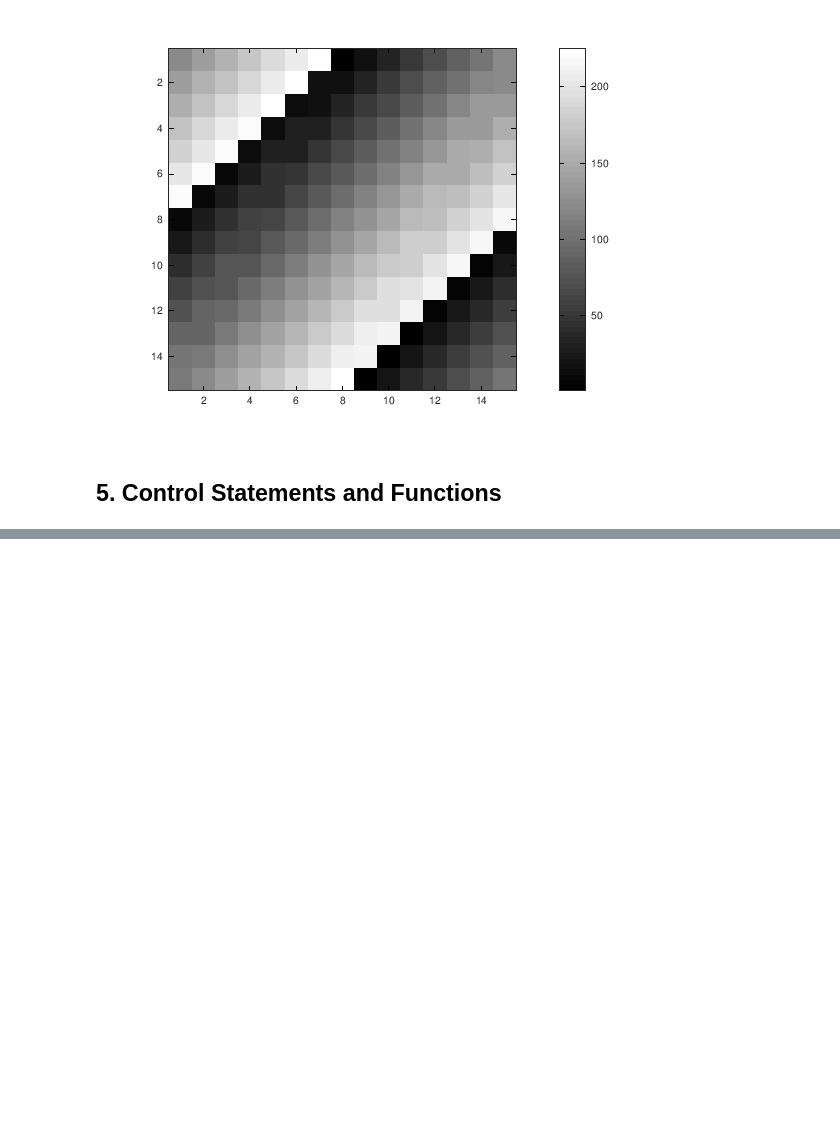
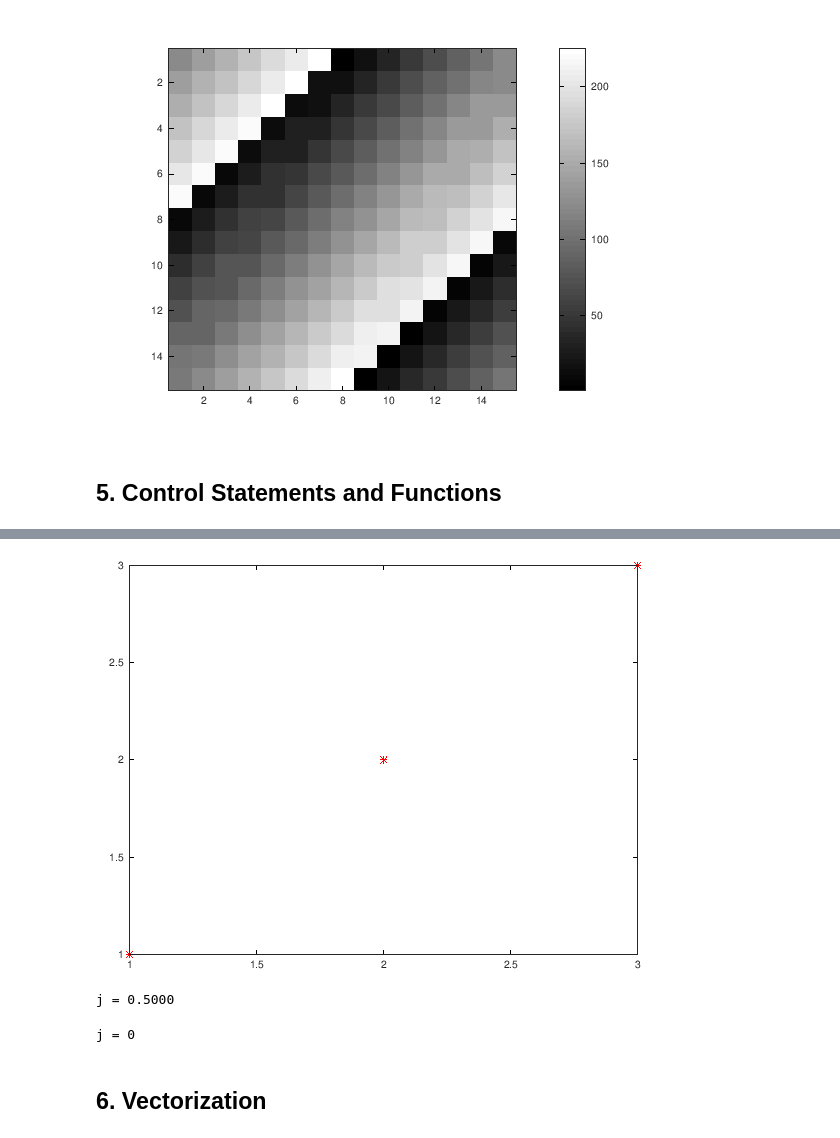
Before and after one commit to mxagar/machine_learning_coursera, a Jupyter notebook: 01_LinearRegression/01_1_Octave_Tutorial.ipynb, the cells around one changed output, grey strips where cells are left out. Saved outputs shown, nothing was run; the diff lists cells and outputs as text; code cells hidden in the pictures; blank space fills up the shorter version.

Commit message:
octave: control & functions

```diff
--- a/01_LinearRegression/01_1_Octave_Tutorial.ipynb
+++ b/01_LinearRegression/01_1_Octave_Tutorial.ipynb
@@ -929,0 +1057,7 @@ imagesc(A), colorbar, colormap gray
+# %%
+% Our dataset
+% Look at the dimensions:
+% they need to match with the ones in function
+X = [1 1; 1 2; 1 3]
+theta = [1 1]'
+y = [1 2 3]'
@@ -929,0 +1081,10 @@ imagesc(A), colorbar, colormap gray
+# %%
+% Plot data
+% We see that the theta of the line should be [t0,t1] = [0,1]
+plot(X(:,2),y,'r*')
+# %% [output]
+[figure, added]
+# %%
+j = costFunction(X,y,theta)
+# %% [output]
+j = 0.5000
@@ -929,0 +1093,6 @@ imagesc(A), colorbar, colormap gray
+# %%
+j = costFunction(X,y,theta)
+# %% [output]
+j = 0
+# %% [markdown]
+## 6. Vectorization
```
Also changed, not shown: parts of 17 cells of this notebook.
